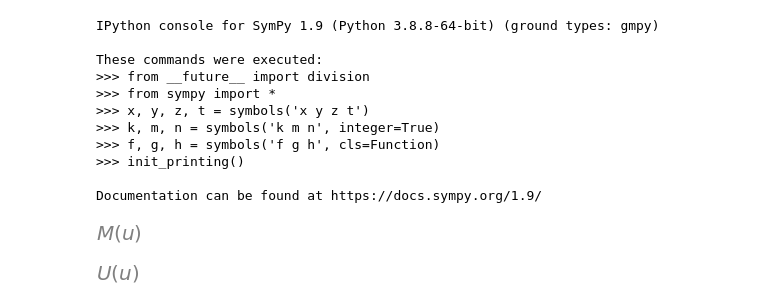
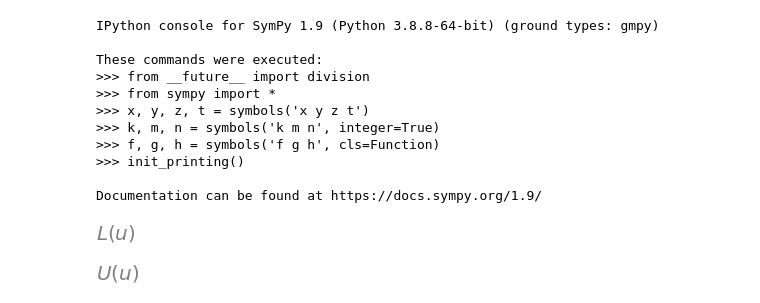
Before and after one commit to GeoffCope/General_Relativity_Python, a Jupyter notebook: Colliding_Plane_Gravitational_Waves_JMP_13_286_1972_by_Szekeres.ipynb, the cells around one changed output. Drawn from its saved outputs; the diff is of its cells as text; code cells hidden in the pictures.

```diff
--- a/Colliding_Plane_Gravitational_Waves_JMP_13_286_1972_by_Szekeres.ipynb
+++ b/Colliding_Plane_Gravitational_Waves_JMP_13_286_1972_by_Szekeres.ipynb
@@ -29,10 +29,10 @@ warnings.filterwarnings("ignore",category=matplotlib.cbook.mplDeprecation)
 # %%
 u,v,x,y,du,dv,dx,dy,M,U,V,W = symbols( 'u v x y du dv dx dy M U V W' )
 # %%
-M = Function('M')(u)
-M
+L = Function('L')(u)
+L
 # %% [output]
-[figure, old version]
+[figure, new version]
 # %%
 U = Function('U')(u)
 U
```
Also changed, not shown: parts of 6 cells of this notebook, 25 other files.
